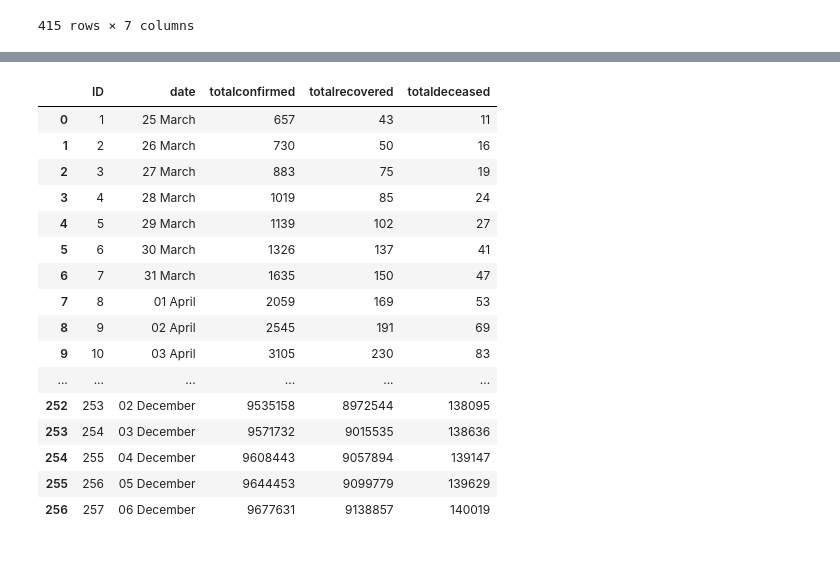
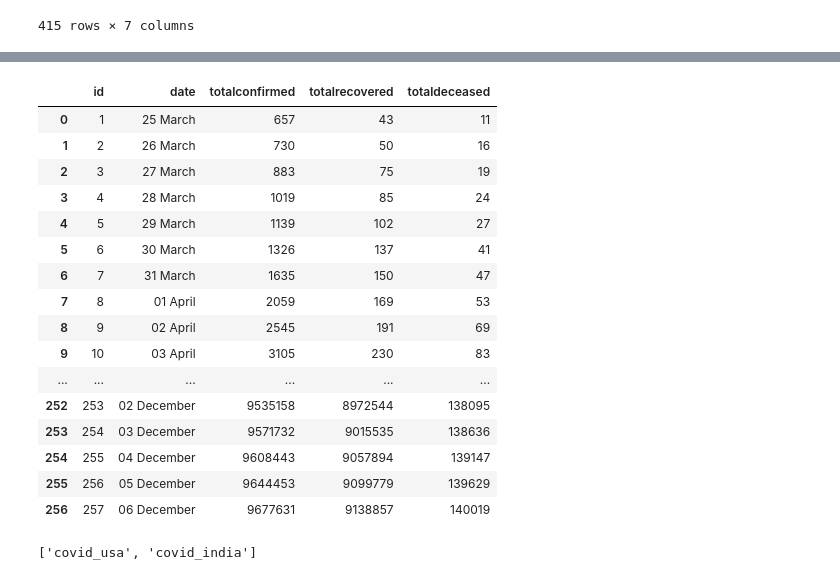
Before and after one commit to ZackRogers/ETL-Project, a Jupyter notebook: ETL_Project.ipynb, the cells around one changed output, grey strips where cells are left out. Cells and saved outputs as stored; diff of their text form; code cells hidden in the pictures.

```diff
--- a/ETL_Project.ipynb
+++ b/ETL_Project.ipynb
@@ -70,10 +81,11 @@ clean_india_covid_df = clean_india_covid_df[filter_2].reset_index()
 clean_india_covid_df = clean_india_covid_df.drop(['index'], axis=1)
 pd.set_option('display.max_rows', clean_india_covid_df.shape[0]+1)
 # %%
-clean_india_covid_df.insert(0, "ID", clean_india_covid_df.index+1)
+# Added ID column to serve as primary key
+clean_india_covid_df.insert(0, "id", clean_india_covid_df.index+1)
 clean_india_covid_df
 # %% [output]
-|  | ID | date | totalconfirmed | totalrecovered | totaldeceased |
+|  | id | date | totalconfirmed | totalrecovered | totaldeceased |
 | 0 | 1 | 25 March | 657 | 43 | 11 |
 | 1 | 2 | 26 March | 730 | 50 | 16 |
 | 2 | 3 | 27 March | 883 | 75 | 19 |
@@ -92,0 +109,5 @@ clean_india_covid_df
+# %%
+# Check for tables
+engine.table_names()
+# %% [output]
+['covid_usa', 'covid_india']
```
Also changed, not shown: parts of 12 cells of this notebook, 1 other file.
